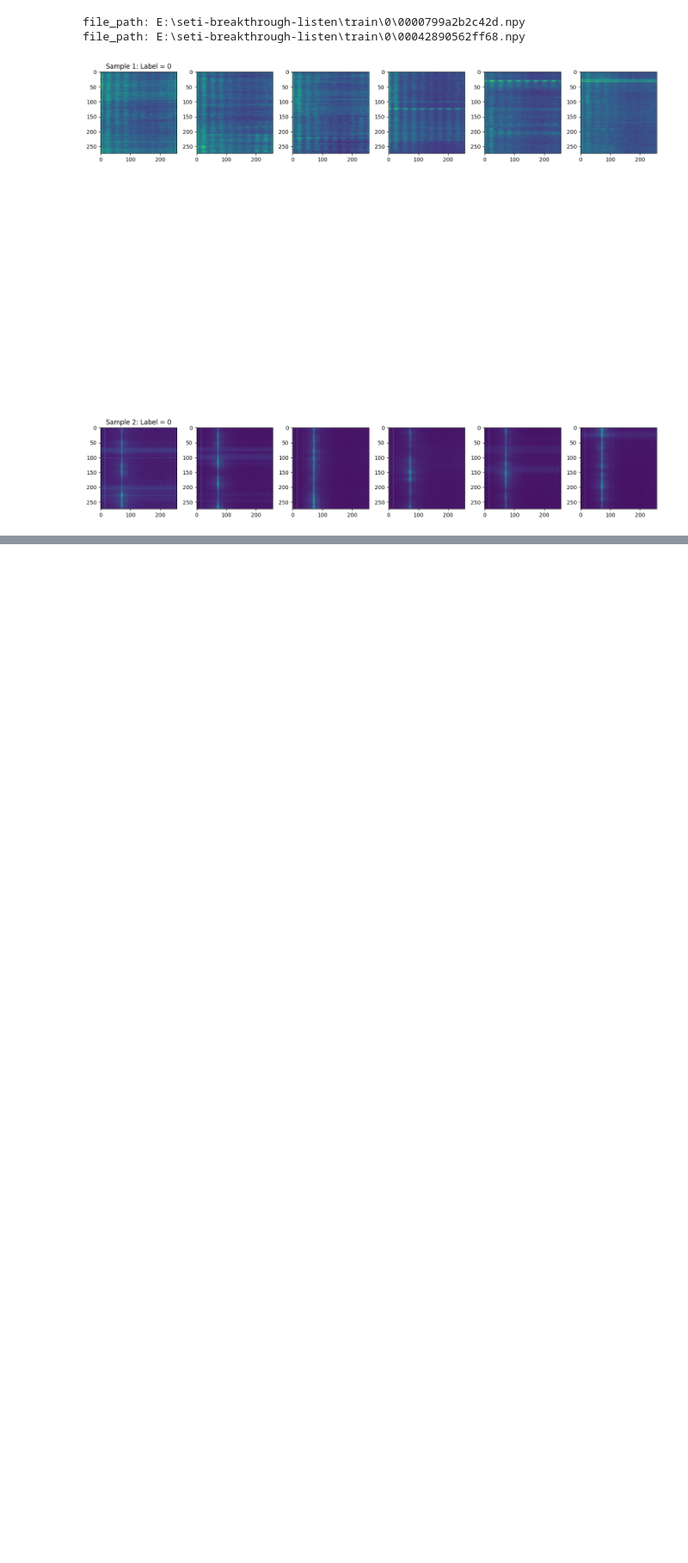
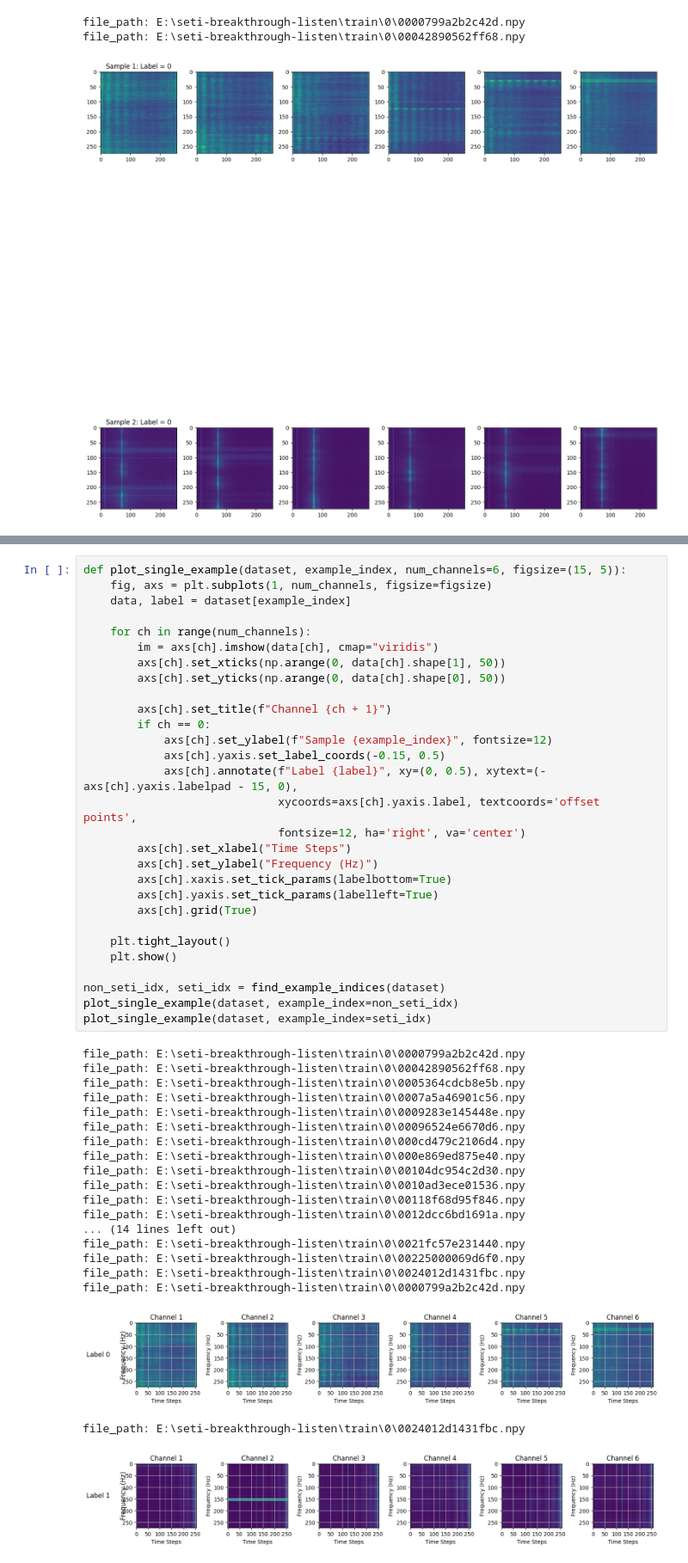
Before and after one commit to cbizz2050/seti-signals, a Jupyter notebook: src/exploratory_data_analysis.ipynb, the cells around one changed output, grey strips where cells are left out. Shown at 86% size. Drawn from its saved outputs; the diff is of its cells as text; blank space fills up the shorter version.

```diff
--- a/src/exploratory_data_analysis.ipynb
+++ b/src/exploratory_data_analysis.ipynb
@@ -84,0 +92,50 @@ file_path: E:\seti-breakthrough-listen\train\b\b31972a9663faf9.npy
+# %%
+def plot_single_example(dataset, example_index, num_channels=6, figsize=(15, 5)):
+    fig, axs = plt.subplots(1, num_channels, figsize=figsize)
+    data, label = dataset[example_index]
+
+    for ch in range(num_channels):
+        im = axs[ch].imshow(data[ch], cmap="viridis")
+        axs[ch].set_xticks(np.arange(0, data[ch].shape[1], 50))
+        axs[ch].set_yticks(np.arange(0, data[ch].shape[0], 50))
+
+        axs[ch].set_title(f"Channel {ch + 1}")
+        if ch == 0:
+            axs[ch].set_ylabel(f"Sample {example_index}", fontsize=12)
+            axs[ch].yaxis.set_label_coords(-0.15, 0.5)
+            axs[ch].annotate(f"Label {label}", xy=(0, 0.5), xytext=(-axs[ch].yaxis.labelpad - 15, 0),
+                             xycoords=axs[ch].yaxis.label, textcoords='offset points',
+                             fontsize=12, ha='right', va='center')
+        axs[ch].set_xlabel("Time Steps")
+        axs[ch].set_ylabel("Frequency (Hz)")
+        axs[ch].xaxis.set_tick_params(labelbottom=True)
+        axs[ch].yaxis.set_tick_params(labelleft=True)
+        axs[ch].grid(True)
+
+    plt.tight_layout()
+    plt.show()
+
+non_seti_idx, seti_idx = find_example_indices(dataset)
+plot_single_example(dataset, example_index=non_seti_idx)
+plot_single_example(dataset, example_index=seti_idx)
+# %% [output]
+file_path: E:\seti-breakthrough-listen\train\0\0000799a2b2c42d.npy
+file_path: E:\seti-breakthrough-listen\train\0\00042890562ff68.npy
+file_path: E:\seti-breakthrough-listen\train\0\0005364cdcb8e5b.npy
+file_path: E:\seti-breakthrough-listen\train\0\0007a5a46901c56.npy
+file_path: E:\seti-breakthrough-listen\train\0\0009283e145448e.npy
+file_path: E:\seti-breakthrough-listen\train\0\00096524e6670d6.npy
+file_path: E:\seti-breakthrough-listen\train\0\000cd479c2106d4.npy
+file_path: E:\seti-breakthrough-listen\train\0\000e869ed875e40.npy
+file_path: E:\seti-breakthrough-listen\train\0\00104dc954c2d30.npy
+file_path: E:\seti-breakthrough-listen\train\0\0010ad3ece01536.npy
+file_path: E:\seti-breakthrough-listen\train\0\00118f68d95f846.npy
+file_path: E:\seti-breakthrough-listen\train\0\0012dcc6bd1691a.npy
+... (14 lines left out)
+file_path: E:\seti-breakthrough-listen\train\0\0021fc57e231440.npy
+file_path: E:\seti-breakthrough-listen\train\0\00225000069d6f0.npy
+file_path: E:\seti-breakthrough-listen\train\0\0024012d1431fbc.npy
+file_path: E:\seti-breakthrough-listen\train\0\0000799a2b2c42d.npy
+[figure, added]
+file_path: E:\seti-breakthrough-listen\train\0\0024012d1431fbc.npy
+[figure, added]
```
Also changed, not shown: parts of 11 cells of this notebook, 4 other files.
